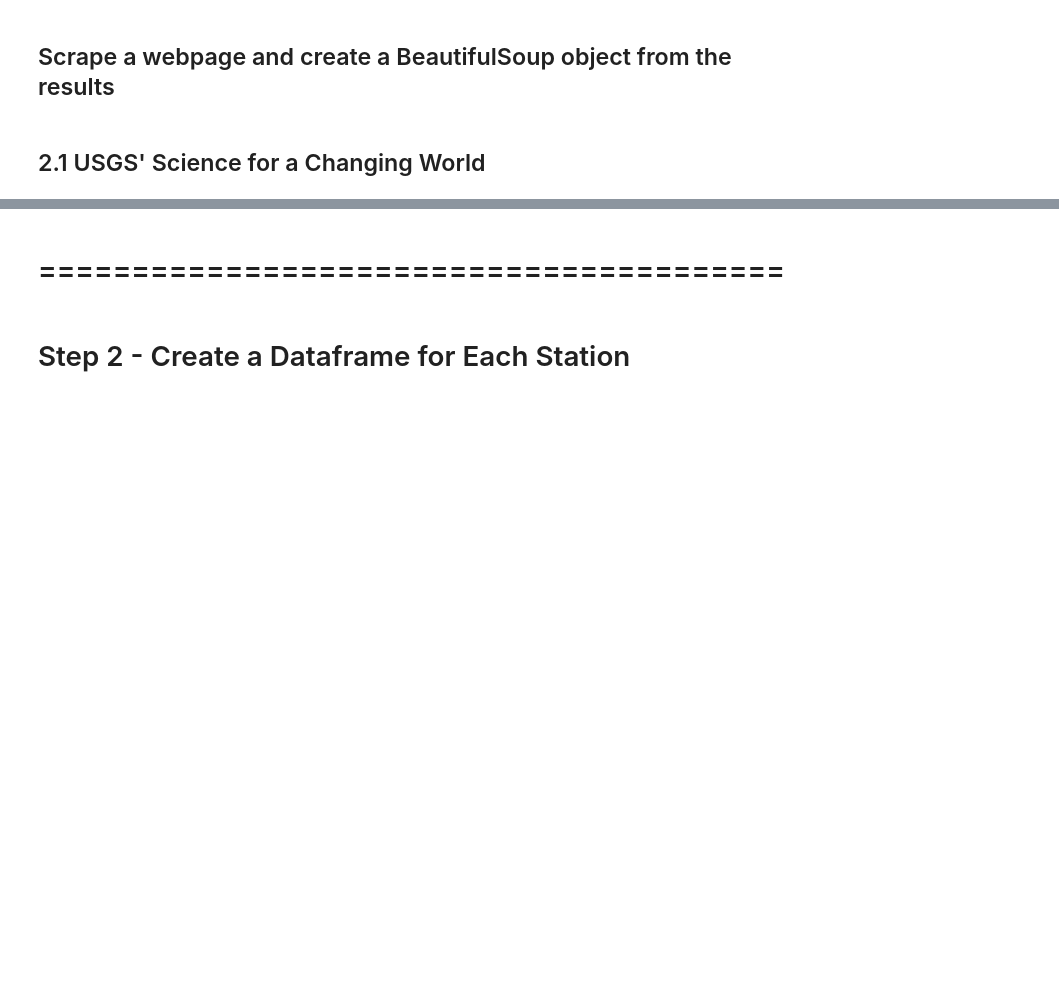
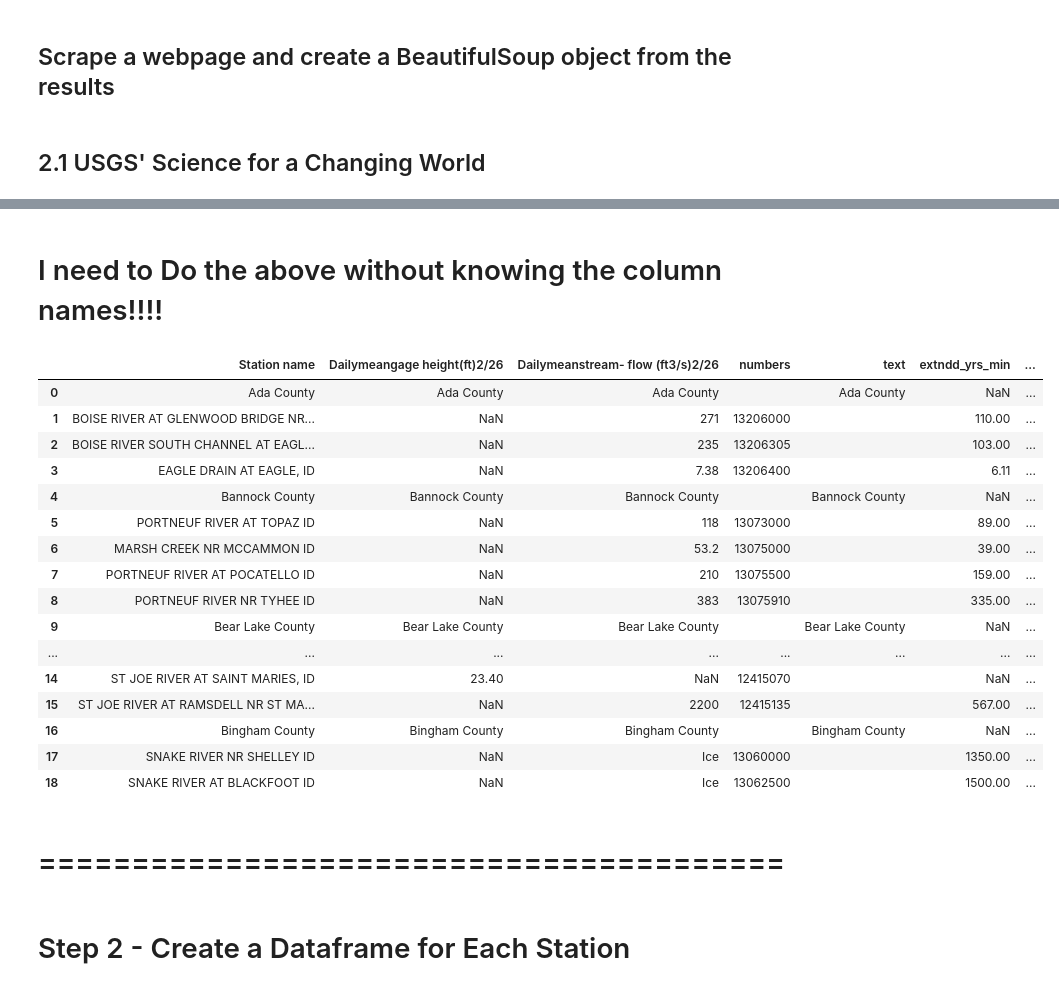
Before and after one commit to vc-adams/Idaho_Wildfires_Dashboard, a Jupyter notebook: Collect_WaterWatch_Data_20210201_2308.ipynb, the cells around one changed output, grey strips where cells are left out. Cells and saved outputs as stored; diff of their text form; code cells hidden in the pictures; blank space fills up the shorter version.

Commit message:
CHANGE: Webscraped extended Streamflow statistics for eachstream/ station and saved it to a dataframe.

```diff
--- a/Collect_WaterWatch_Data_20210201_2308.ipynb
+++ b/Collect_WaterWatch_Data_20210201_2308.ipynb
@@ -382,3 +549,14 @@ f.close
 # %%
 driver.back()
 driver.back()
+# %%
+crrnt_hstrcl_obsrvtns_url = driver.current_url
+# %%
+# https://stackoverflow.com/questions/5041008/how-to-find-elements-by-class
+
+crrnt_hstrcl_obsrvtns_html = pd.read_html(crrnt_hstrcl_obsrvtns_url)
+print(f"Number of Tables on the current page: {len(crrnt_hstrcl_obsrvtns_html)}")
+print(type(crrnt_hstrcl_obsrvtns_html[1]))
+
+extndd_yrs_sttstcs = crrnt_hstrcl_obsrvtns_html[1]
+extndd_yrs_sttstcs
@@ -385,3 +583,57 @@ driver.back()
+# %%
+# References:
+#     - Return the Index label if some condition is satisfied over a column in Pandas Dataframe:
+#         - geeksforgeeks.org/return-the-index-label-if-some-condition-is-satisfied-over-a-column-in-pandas-dataframe/
+#     - Pandas update a cell:
+#         - https://kanoki.org/2019/04/12/pandas-how-to-get-a-cell-value-and-update-it/
+
+statn_nmbr = "13206305"
+
+# Find the Index for the Station
+indx_lbl = statn_table_df_splt_StatnNmbr[statn_table_df_splt_StatnNmbr["numbers"] == statn_nmbr].index.tolist()
+print(indx_lbl[0])
+
+# Append the Extened Water Years Average to the "statn_table_df_splt_StatnNmbr_nmbrs_clmn_no_nulls"
+# Dataframe
+# statn_table_df_splt_StatnNmbr_test = statn_table_df_splt_StatnNmbr.append({"extndd_yrs_min": indx_lbl}, ignore_index=True)
+statn_table_df_splt_StatnNmbr_test.at[indx_lbl[0], "extndd_yrs_min"] = extndd_yrs_sttstcs[min_strmflw][0]
+
+# statn_table_df_splt_StatnNmbr_test = statn_table_df_splt_StatnNmbr.append({"extndd_yrs_max": indx_lbl}, ignore_index=True)
+statn_table_df_splt_StatnNmbr_test.at[indx_lbl[0], "extndd_yrs_max"] = extndd_yrs_sttstcs[max_strmflw][0]
+
+# statn_table_df_splt_StatnNmbr_test = statn_table_df_splt_StatnNmbr.append({"extndd_yrs_median": indx_lbl}, ignore_index=True)
+statn_table_df_splt_StatnNmbr_test.at[indx_lbl[0], "extndd_yrs_median"] = extndd_yrs_sttstcs["Median"][0]
+
+# statn_table_df_splt_StatnNmbr_test = statn_table_df_splt_StatnNmbr.append({"extndd_yrs_mean": indx_lbl}, ignore_index=True)
+statn_table_df_splt_StatnNmbr_test.at[indx_lbl[0], "extndd_yrs_mean"] = extndd_yrs_sttstcs["Mean"][0]
+
+# statn_table_df_splt_StatnNmbr_test = statn_table_df_splt_StatnNmbr.append({"25th_prcntle": indx_lbl}, ignore_index=True)
+statn_table_df_splt_StatnNmbr_test.at[indx_lbl[0], "25th_prcntle"] = extndd_yrs_sttstcs[_25th_prcntle_strmflw][0]
+
+# statn_table_df_splt_StatnNmbr_test = statn_table_df_splt_StatnNmbr.append({"75th_prcntle": indx_lbl}, ignore_index=True)
+statn_table_df_splt_StatnNmbr_test.at[indx_lbl[0], "75th_prcntle"] = extndd_yrs_sttstcs[_75th_prcntle_strmflw][0]
+# %% [markdown]
+# I need to Do the above without knowing the column names!!!!
+# %%
+statn_table_df_splt_StatnNmbr_test.head(19)
+# %% [output]
+|  | Station name | Dailymeangage height(ft)2/26 | Dailymeanstream- flow (ft3/s)2/26 | numbers | text | extndd_yrs_min | ... |
+| 0 | Ada County | Ada County | Ada County |  | Ada County | NaN | ... |
+| 1 | BOISE RIVER AT GLENWOOD BRIDGE NR... | NaN | 271 | 13206000 |  | 110.00 | ... |
+| 2 | BOISE RIVER SOUTH CHANNEL AT EAGL... | NaN | 235 | 13206305 |  | 103.00 | ... |
+| 3 | EAGLE DRAIN AT EAGLE, ID | NaN | 7.38 | 13206400 |  | 6.11 | ... |
+| 4 | Bannock County | Bannock County | Bannock County |  | Bannock County | NaN | ... |
+| 5 | PORTNEUF RIVER AT TOPAZ ID | NaN | 118 | 13073000 |  | 89.00 | ... |
+| 6 | MARSH CREEK NR MCCAMMON ID | NaN | 53.2 | 13075000 |  | 39.00 | ... |
+| 7 | PORTNEUF RIVER AT POCATELLO ID | NaN | 210 | 13075500 |  | 159.00 | ... |
+| 8 | PORTNEUF RIVER NR TYHEE ID | NaN | 383 | 13075910 |  | 335.00 | ... |
+| 9 | Bear Lake County | Bear Lake County | Bear Lake County |  | Bear Lake County | NaN | ... |
+| ... | ... | ... | ... | ... | ... | ... | ... |
+| 14 | ST JOE RIVER AT SAINT MARIES, ID | 23.40 | NaN | 12415070 |  | NaN | ... |
+| 15 | ST JOE RIVER AT RAMSDELL NR ST MA... | NaN | 2200 | 12415135 |  | 567.00 | ... |
+| 16 | Bingham County | Bingham County | Bingham County |  | Bingham County | NaN | ... |
+| 17 | SNAKE RIVER NR SHELLEY ID | NaN | Ice | 13060000 |  | 1350.00 | ... |
+| 18 | SNAKE RIVER AT BLACKFOOT ID | NaN | Ice | 13062500 |  | 1500.00 | ... |
 # %% [markdown]
 # ========================================
 # %% [markdown]
```
Also changed, not shown: parts of 39 cells of this notebook.
